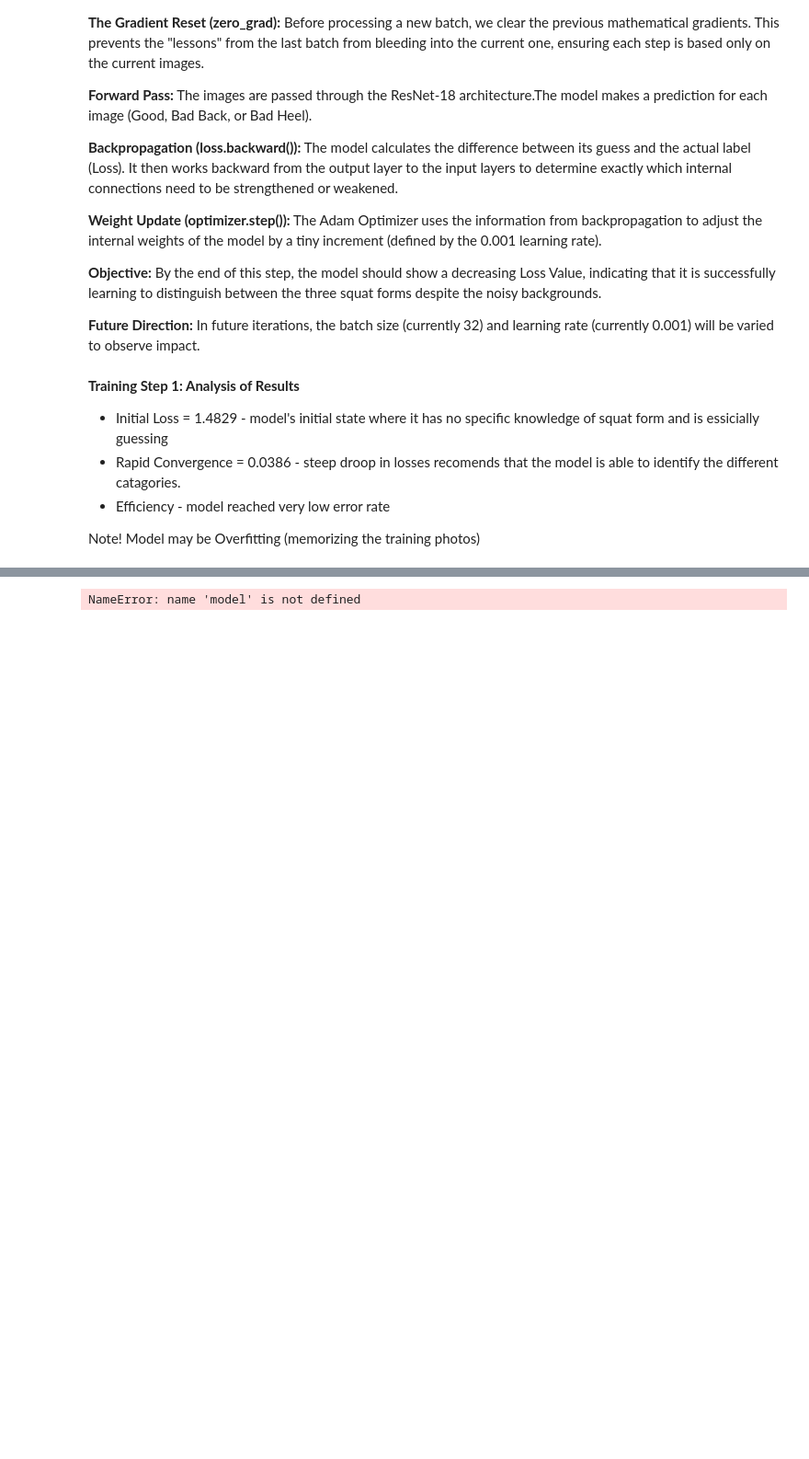
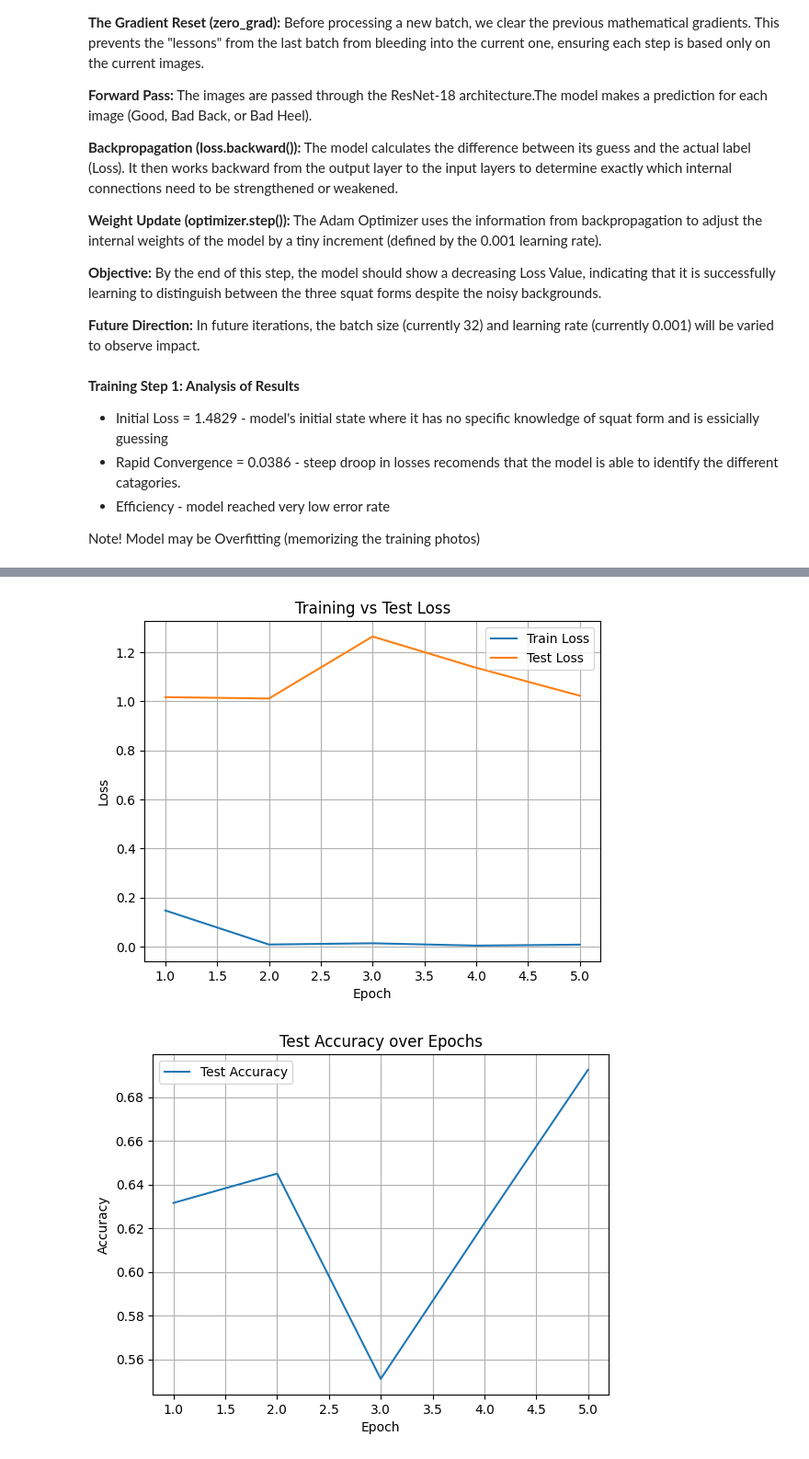
Before and after one commit to elizabethmrankin1/BME450-project, a Jupyter notebook: BME450_Final_Project.ipynb, the cells around one changed output, grey strips where cells are left out. Shown at 92% size. Drawn from its saved outputs; the diff is of its cells as text; code cells hidden in the pictures; blank space fills up the shorter version.

```diff
--- a/BME450_Final_Project.ipynb
+++ b/BME450_Final_Project.ipynb
@@ -121,7 +121,7 @@ criterion = nn.CrossEntropyLoss() #used for categorization
 # Experiment with learning rate
 # note: optimizer is Adam: one of the best optimizers to date
 # it can infer learning rate and all hyper-parameters automatically
-optimizer = optim.Adam(model.parameters(), lr=0.001) #optimizer function
+optimizer = optim.Adam(model.parameters(), lr=0.0001) #optimizer function
 import os
 # This will show us exactly what is inside the 'squat_data' folder
 print("Folders found inside squat_data:")
@@ -185,7 +184,7 @@ train_losses = []
 test_losses = []
 test_accuracies = []
 
-for epoch in range(10):
+for epoch in range(5):
   model.train()
 
   running_train_loss = 0.0
@@ -203,7 +202,7 @@ for epoch in range(10):
     if batch_idx % 20 == 0:
       print(f"Batch {batch_idx}/{len(dataloaders['train'])} complete. Loss: {loss.item():.4f}")
 
-  print(f"Epoch {epoch+1}/{10} complete.")
+  print(f"Epoch {epoch+1}/5 complete.")
   epoch_train_loss = running_train_loss / len(dataloaders['train'].dataset)
   train_losses.append(epoch_train_loss)
 
@@ -233,25 +232,30 @@ for epoch in range(10):
   print(f"Test Loss: {test_loss:.4f}")
   print(f"Test Accuracy: {accuracy*100:.2f}%")
 
+  test_losses.append(test_loss)
+  test_accuracies.append(accuracy)
+
 import matplotlib.pyplot as plt
 
-# ---- LOSS PLOT ----
+epochs = range(1, len(train_losses)+1)
+
 plt.figure()
-plt.plot(train_losses, label="Train Loss")
-plt.plot(test_losses, label="Test Loss")
+plt.plot(epochs, train_losses, label="Train Loss")
+plt.plot(epochs, test_losses, label="Test Loss")
 plt.xlabel("Epoch")
 plt.ylabel("Loss")
 plt.title("Training vs Test Loss")
 plt.legend()
+plt.grid(True)
 plt.show()
 
-# ---- ACCURACY PLOT ----
 plt.figure()
-plt.plot(test_accuracies, label="Test Accuracy")
+plt.plot(epochs, test_accuracies, label="Test Accuracy")
 plt.xlabel("Epoch")
 plt.ylabel("Accuracy")
 plt.title("Test Accuracy over Epochs")
 plt.legend()
+plt.grid(True)
 plt.show()
 # %% [output]
 Start training session...
@@ -258 +278,2 @@ Start training session...
-NameError: name 'model' is not defined
+[figure, added]
+[figure, added]
```
Also changed, not shown: parts of 2 cells of this notebook.
